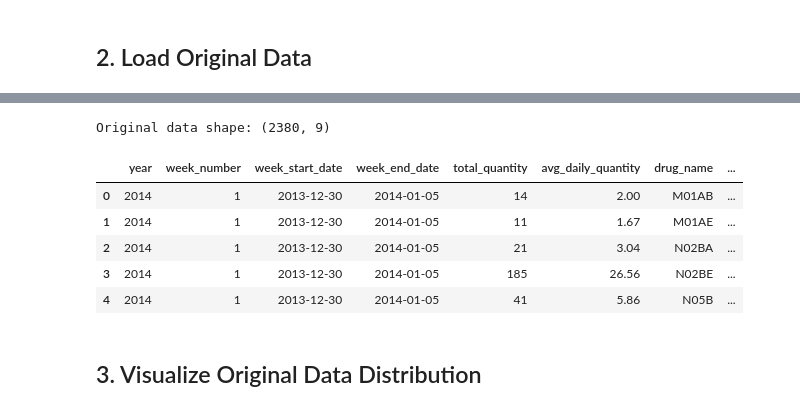
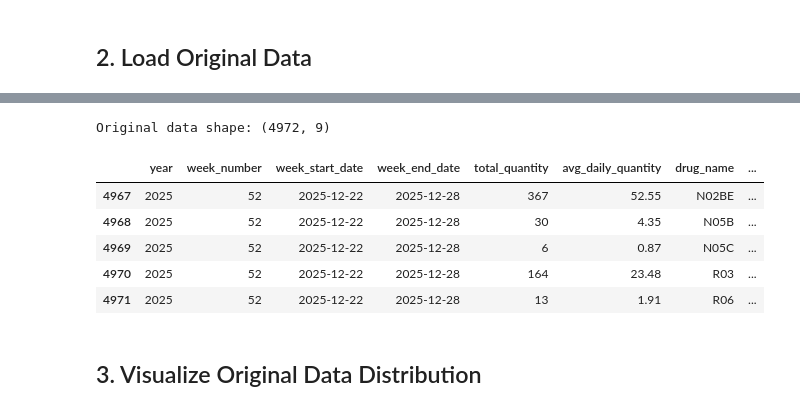
Before and after one commit to onchonga-programmer/pharmacy-forecasting-system, a Jupyter notebook: notebooks/data_cleaning.ipynb, the cells around one changed output, grey strips where cells are left out. Drawn from its saved outputs; the diff is of its cells as text; code cells hidden in the pictures.

Commit message:
data cleaning and validation with more data

```diff
--- a/notebooks/data_cleaning.ipynb
+++ b/notebooks/data_cleaning.ipynb
@@ -46,4 +46,5 @@ cleaner = DataCleaner(
 df_original = cleaner.load_data()
 print(f"\nOriginal data shape: {df_original.shape}")
 df_original.head()
+df_original.tail()
 # %% [output]
@@ -52,10 +53,10 @@ df_original.head()
-Original data shape: (2380, 9)
+Original data shape: (4972, 9)
 |  | year | week_number | week_start_date | week_end_date | total_quantity | avg_daily_quantity | drug_name | ... |
-| 0 | 2014 | 1 | 2013-12-30 | 2014-01-05 | 14 | 2.00 | M01AB | ... |
-| 1 | 2014 | 1 | 2013-12-30 | 2014-01-05 | 11 | 1.67 | M01AE | ... |
-| 2 | 2014 | 1 | 2013-12-30 | 2014-01-05 | 21 | 3.04 | N02BA | ... |
-| 3 | 2014 | 1 | 2013-12-30 | 2014-01-05 | 185 | 26.56 | N02BE | ... |
-| 4 | 2014 | 1 | 2013-12-30 | 2014-01-05 | 41 | 5.86 | N05B | ... |
+| 4967 | 2025 | 52 | 2025-12-22 | 2025-12-28 | 367 | 52.55 | N02BE | ... |
+| 4968 | 2025 | 52 | 2025-12-22 | 2025-12-28 | 30 | 4.35 | N05B | ... |
+| 4969 | 2025 | 52 | 2025-12-22 | 2025-12-28 | 6 | 0.87 | N05C | ... |
+| 4970 | 2025 | 52 | 2025-12-22 | 2025-12-28 | 164 | 23.48 | R03 | ... |
+| 4971 | 2025 | 52 | 2025-12-22 | 2025-12-28 | 13 | 1.91 | R06 | ... |
 # %% [markdown]
 ## 3. Visualize Original Data Distribution
 # %%
```
Also changed, not shown: parts of 7 cells of this notebook, 3 other files.
